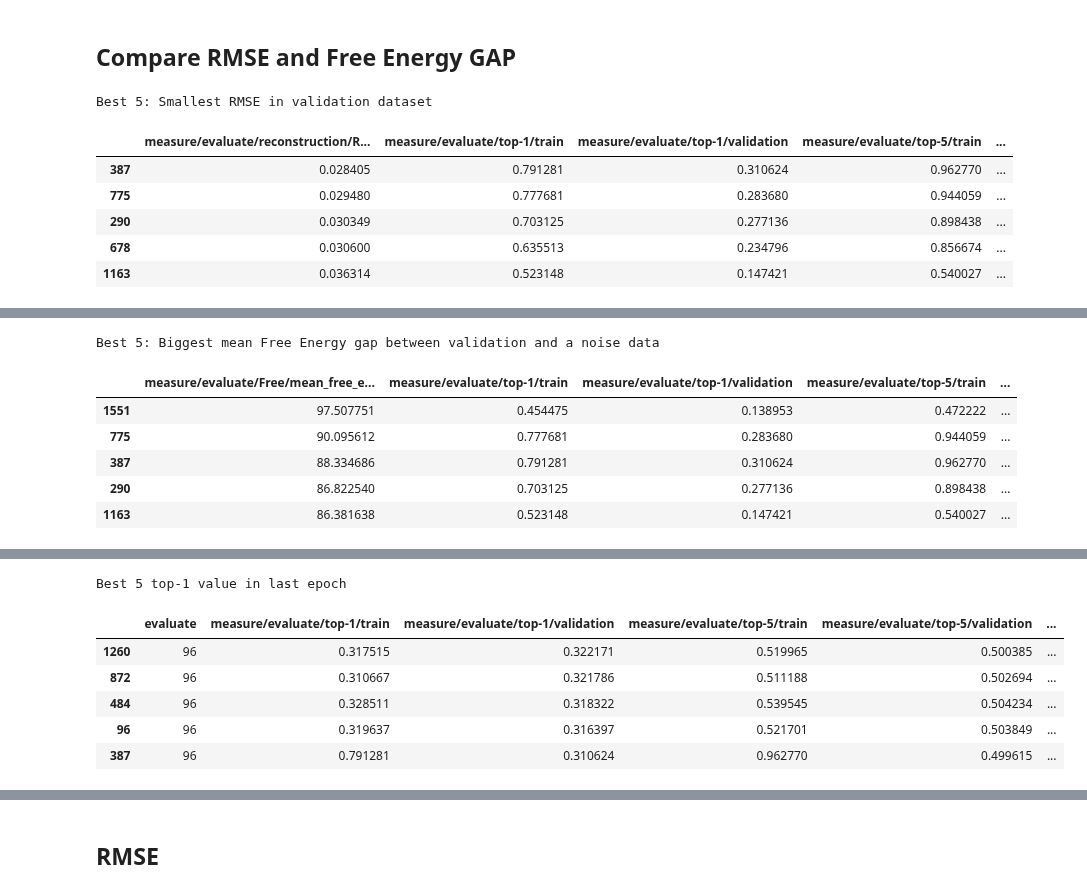
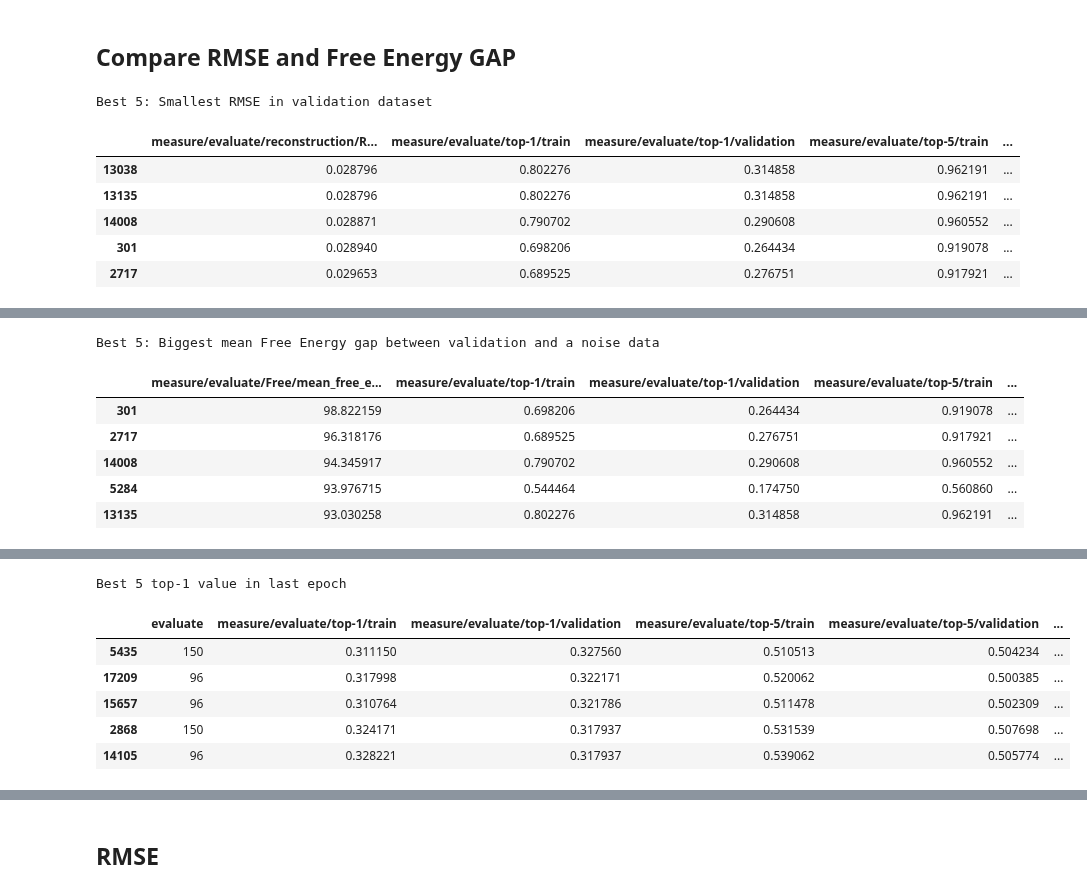
Before and after one commit to SrMouraSilva/RBM, a Jupyter notebook: experiments/notebooks/2.RBM-Log_analysis.ipynb, the cells around one changed output, grey strips where cells are left out. Cells and saved outputs as stored; diff of their text form; code cells hidden in the pictures.

```diff
--- a/experiments/notebooks/2.RBM-Log_analysis.ipynb
+++ b/experiments/notebooks/2.RBM-Log_analysis.ipynb
@@ -40,7 +44,12 @@ Index(['evaluate', 'wall_time', 'step', 'measure/reconstruction/error',
       dtype='object')
 # %%
-data[data.evaluate==data.evaluate.max()] \
+last_epoch = (data.batch_size==64) & (data.evaluate==96)  \
+           | (data.batch_size==100) & (data.evaluate==150)
+
+# Mean not changes results because there are only one by group
+data[last_epoch] \
     .set_index(['kfold']) \
-    .groupby(['path', 'class']).mean()[['measure/evaluate/top-1/validation', 'measure/evaluate/reconstruction/RMSE_validation']] \
-    .sort_values(['measure/evaluate/reconstruction/RMSE_validation', 'measure/evaluate/top-1/validation'], ascending=[True, False])
+    .groupby(['path', 'class', 'batch_size']).mean()[['measure/evaluate/top-1/validation', 'measure/evaluate/reconstruction/RMSE_validation']] \
+    .sort_values(['measure/evaluate/reconstruction/RMSE_validation', 'measure/evaluate/top-1/validation'], ascending=[True, False]) \
+    .head(10)
 # %% [output]
@@ -68,7 +71,7 @@ data[data.evaluate==data.evaluate.max()] \
 hyper_params_columns = [
     'class', 'hidden_size',
     'learning_rate', 'momentum',
-    'regularization', 'batch_size', 'sampling_method',
+    'regularization', 'batch_size', 'sampling_method', 'path'
 ]
 
 metrics_columns = [
@@ -100,7 +103,8 @@ def plot_model(top1):
     colors=['#223334', '#223334', 'r', 'r']
     styles=['--', '-', '--', '-']
 
-    result = data[filter_df(data, filters)].groupby(['step']).mean()[metrics_columns]
+    result = data[data['path'] == top1.path][metrics_columns + ['step']]
+    result = result.set_index('step')
     result.columns = columns_new_name
 
     ax = result.plot(style=styles, color=colors)
@@ -120,7 +124,8 @@ def plot_column(top1, column):
         'sampling_method': top1['sampling_method'],
         'batch_size': top1['batch_size'],
     }
-    result = data[filter_df(data, filters)].groupby(['step']).mean()[column]
+    result = data[data['path'] == top1.path][[column, 'step']]
+    result = result.set_index('step')
 
     colors=['#223334', '#223334', 'r', 'r']
     styles=['--', '-', '--', '-']
@@ -130,17 +135,16 @@ def plot_column(top1, column):
 # %%
 print("Best 5: Smallest RMSE in validation dataset")
 
-last_epoch = data[data.evaluate==data.evaluate.max()]
-top5 = last_epoch.sort_values('measure/evaluate/reconstruction/RMSE_validation', ascending=True)[['measure/evaluate/reconstruction/RMSE_validation'] + metrics_columns + hyper_params_columns].head()
+top5 = data[last_epoch].sort_values('measure/evaluate/reconstruction/RMSE_validation', ascending=True)[['measure/evaluate/reconstruction/RMSE_validation'] + metrics_columns + hyper_params_columns].head()
 top5
 # %% [output]
 Best 5: Smallest RMSE in validation dataset
 |  | measure/evaluate/reconstruction/R... | measure/evaluate/top-1/train | measure/evaluate/top-1/validation | measure/evaluate/top-5/train | ... |
-| 387 | 0.028405 | 0.791281 | 0.310624 | 0.962770 | ... |
-| 775 | 0.029480 | 0.777681 | 0.283680 | 0.944059 | ... |
-| 290 | 0.030349 | 0.703125 | 0.277136 | 0.898438 | ... |
-| 678 | 0.030600 | 0.635513 | 0.234796 | 0.856674 | ... |
-| 1163 | 0.036314 | 0.523148 | 0.147421 | 0.540027 | ... |
+| 13038 | 0.028796 | 0.802276 | 0.314858 | 0.962191 | ... |
+| 13135 | 0.028796 | 0.802276 | 0.314858 | 0.962191 | ... |
+| 14008 | 0.028871 | 0.790702 | 0.290608 | 0.960552 | ... |
+| 301 | 0.028940 | 0.698206 | 0.264434 | 0.919078 | ... |
+| 2717 | 0.029653 | 0.689525 | 0.276751 | 0.917921 | ... |
 # %%
 # Best free energy gap
 plot_model(top5.iloc[0])
@@ -153,18 +157,16 @@ plot_column(top5.iloc[0], 'measure/evaluate/reconstruction/RMSE_validation')
 # %%
 print("Best 5: Biggest mean Free Energy gap between validation and a noise data")
 
-last_epoch = data[data.evaluate==data.evaluate.max()]
-top5 = last_epoch.sort_values('measure/evaluate/Free/mean_free_energy_gap', ascending=False)[['measure/evaluate/Free/mean_free_energy_gap'] + metrics_columns + hyper_params_columns].head()
-
+top5 = data[last_epoch].sort_values('measure/evaluate/Free/mean_free_energy_gap', ascending=False)[['measure/evaluate/Free/mean_free_energy_gap'] + metrics_columns + hyper_params_columns].head()
 top5
 # %% [output]
 Best 5: Biggest mean Free Energy gap between validation and a noise data
 |  | measure/evaluate/Free/mean_free_e... | measure/evaluate/top-1/train | measure/evaluate/top-1/validation | measure/evaluate/top-5/train | ... |
-| 1551 | 97.507751 | 0.454475 | 0.138953 | 0.472222 | ... |
-| 775 | 90.095612 | 0.777681 | 0.283680 | 0.944059 | ... |
-| 387 | 88.334686 | 0.791281 | 0.310624 | 0.962770 | ... |
-| 290 | 86.822540 | 0.703125 | 0.277136 | 0.898438 | ... |
-| 1163 | 86.381638 | 0.523148 | 0.147421 | 0.540027 | ... |
+| 301 | 98.822159 | 0.698206 | 0.264434 | 0.919078 | ... |
+| 2717 | 96.318176 | 0.689525 | 0.276751 | 0.917921 | ... |
+| 14008 | 94.345917 | 0.790702 | 0.290608 | 0.960552 | ... |
+| 5284 | 93.976715 | 0.544464 | 0.174750 | 0.560860 | ... |
+| 13135 | 93.030258 | 0.802276 | 0.314858 | 0.962191 | ... |
 # %%
 # Best free energy gap
 plot_model(top5.iloc[0])
@@ -176,17 +178,17 @@ plot_column(top5.iloc[0], 'measure/evaluate/Free/mean_free_energy_gap')
 [drawing not drawn]
 # %%
 print('Best 5 top-1 value in last epoch')
-last_epoch = data[data.evaluate==data.evaluate.max()]
-top5 = last_epoch.sort_values('measure/evaluate/top-1/validation', ascending=False)[['evaluate'] + metrics_columns + hyper_params_columns].head()
+
+top5 = data[last_epoch].sort_values('measure/evaluate/top-1/validation', ascending=False)[['evaluate'] + metrics_columns + hyper_params_columns].head()
 top5
 # %% [output]
 Best 5 top-1 value in last epoch
 |  | evaluate | measure/evaluate/top-1/train | measure/evaluate/top-1/validation | measure/evaluate/top-5/train | measure/evaluate/top-5/validation | ... |
-| 1260 | 96 | 0.317515 | 0.322171 | 0.519965 | 0.500385 | ... |
-| 872 | 96 | 0.310667 | 0.321786 | 0.511188 | 0.502694 | ... |
-| 484 | 96 | 0.328511 | 0.318322 | 0.539545 | 0.504234 | ... |
-| 96 | 96 | 0.319637 | 0.316397 | 0.521701 | 0.503849 | ... |
-| 387 | 96 | 0.791281 | 0.310624 | 0.962770 | 0.499615 | ... |
+| 5435 | 150 | 0.311150 | 0.327560 | 0.510513 | 0.504234 | ... |
+| 17209 | 96 | 0.317998 | 0.322171 | 0.520062 | 0.500385 | ... |
+| 15657 | 96 | 0.310764 | 0.321786 | 0.511478 | 0.502309 | ... |
+| 2868 | 150 | 0.324171 | 0.317937 | 0.531539 | 0.507698 | ... |
+| 14105 | 96 | 0.328221 | 0.317937 | 0.539062 | 0.505774 | ... |
 # %%
 # Best free energy gap
 plot_model(top5.iloc[0])
```
Also changed, not shown: parts of 4 cells of this notebook, 1 other file.
